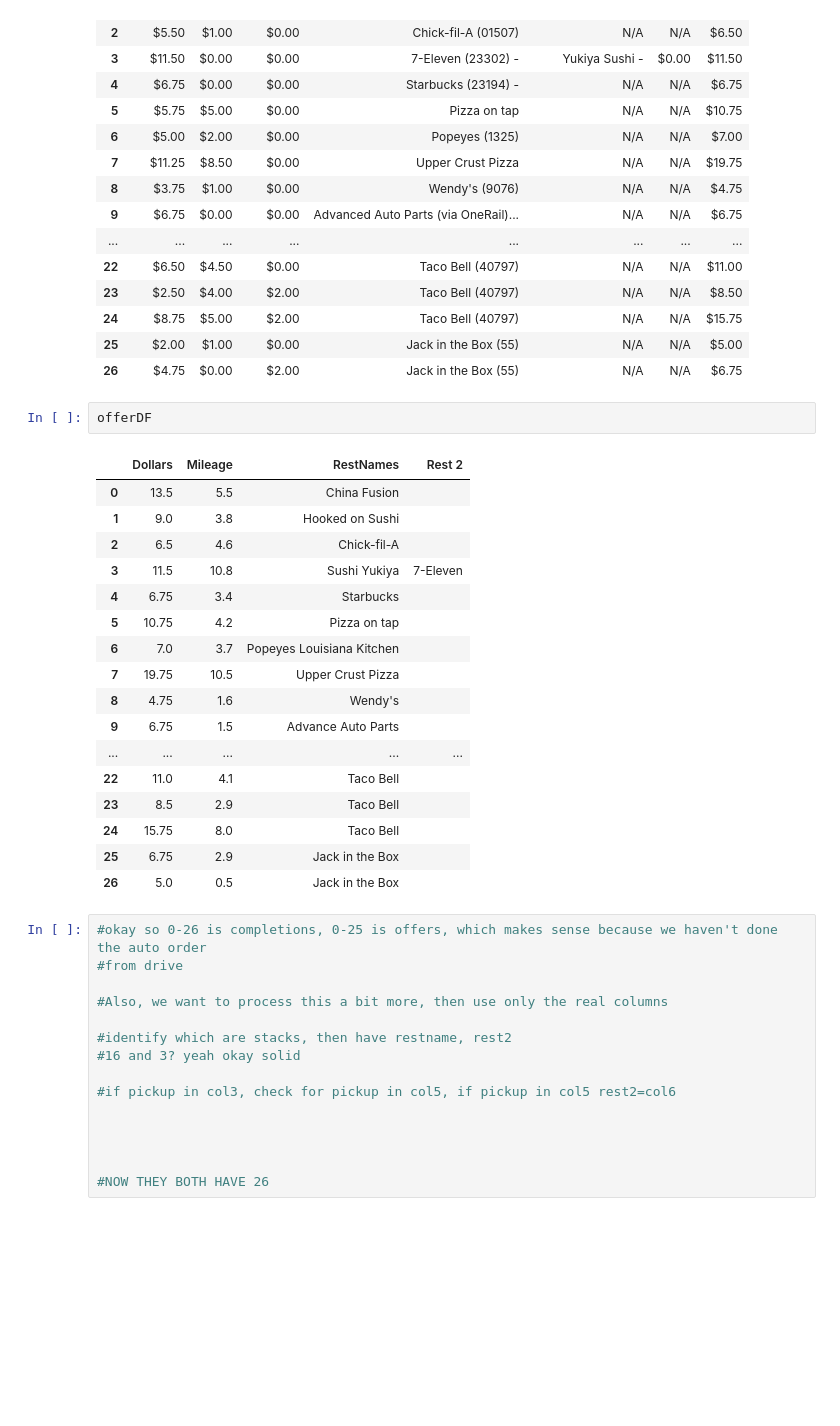
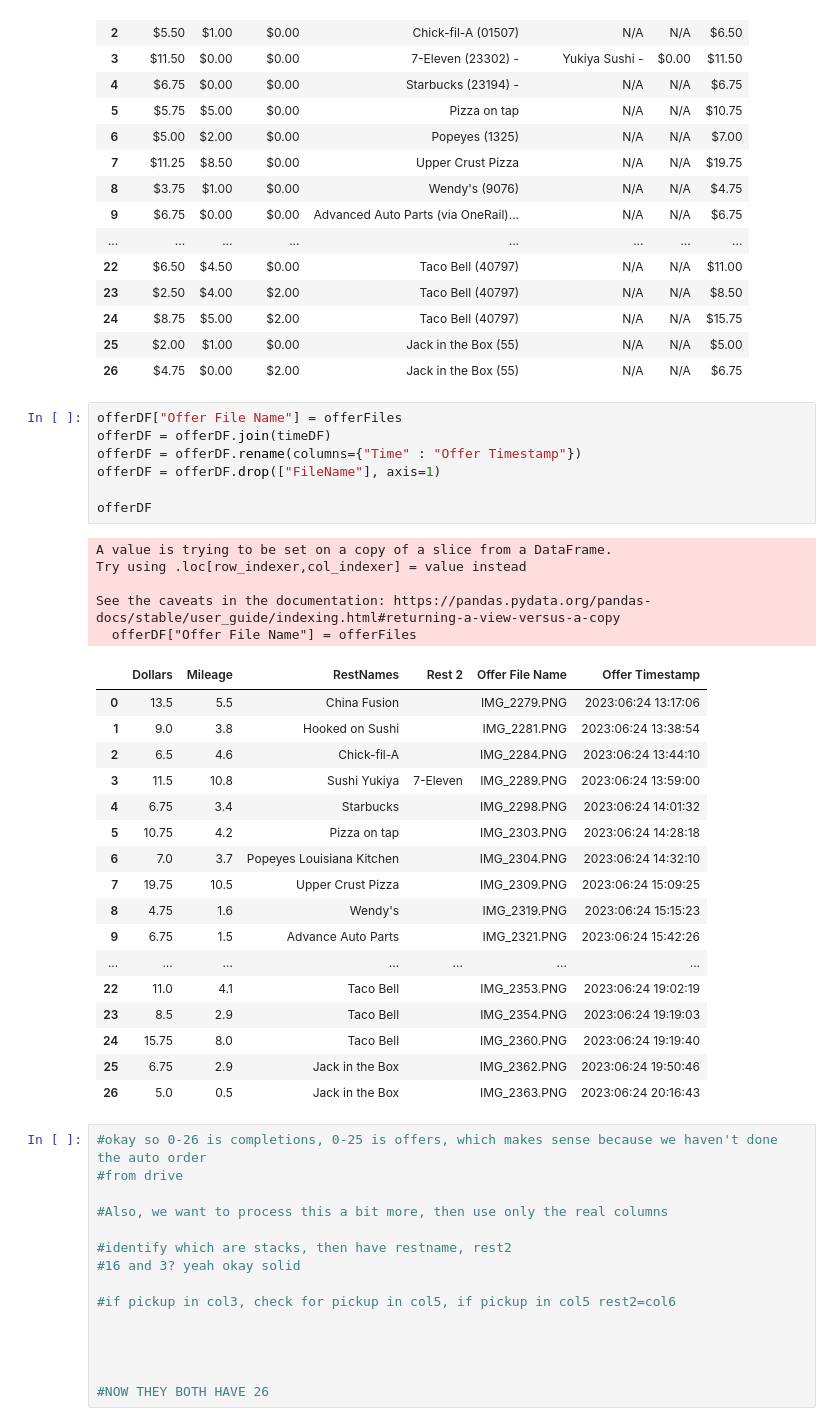
Before and after one commit to Crawford92/DeliveryData, a Jupyter notebook: ImageProcessingDoodle.ipynb, the cells around one changed output. Drawn from its saved outputs; the diff is of its cells as text; blank space fills up the shorter version.

```diff
--- a/ImageProcessingDoodle.ipynb
+++ b/ImageProcessingDoodle.ipynb
@@ -1741,26 +1779,36 @@ completedDF
 | 24 | $8.75 | $5.00 | $2.00 | Taco Bell (40797) | N/A | N/A | $15.75 |
 | 25 | $2.00 | $1.00 | $0.00 | Jack in the Box (55) | N/A | N/A | $5.00 |
 | 26 | $4.75 | $0.00 | $2.00 | Jack in the Box (55) | N/A | N/A | $6.75 |
-# %%
-offerDF
-# %% [output]
-|  | Dollars | Mileage | RestNames | Rest 2 |
-| 0 | 13.5 | 5.5 | China Fusion |  |
-| 1 | 9.0 | 3.8 | Hooked on Sushi |  |
-| 2 | 6.5 | 4.6 | Chick-fil-A |  |
-| 3 | 11.5 | 10.8 | Sushi Yukiya | 7-Eleven |
-| 4 | 6.75 | 3.4 | Starbucks |  |
-| 5 | 10.75 | 4.2 | Pizza on tap |  |
-| 6 | 7.0 | 3.7 | Popeyes Louisiana Kitchen |  |
-| 7 | 19.75 | 10.5 | Upper Crust Pizza |  |
-| 8 | 4.75 | 1.6 | Wendy's |  |
-| 9 | 6.75 | 1.5 | Advance Auto Parts |  |
-| ... | ... | ... | ... | ... |
-| 22 | 11.0 | 4.1 | Taco Bell |  |
-| 23 | 8.5 | 2.9 | Taco Bell |  |
-| 24 | 15.75 | 8.0 | Taco Bell |  |
-| 25 | 6.75 | 2.9 | Jack in the Box |  |
-| 26 | 5.0 | 0.5 | Jack in the Box |  |
+# %%
+offerDF["Offer File Name"] = offerFiles
+offerDF = offerDF.join(timeDF)
+offerDF = offerDF.rename(columns={"Time" : "Offer Timestamp"})
+offerDF = offerDF.drop(["FileName"], axis=1)
+
+offerDF
+# %% [output]
+A value is trying to be set on a copy of a slice from a DataFrame.
+Try using .loc[row_indexer,col_indexer] = value instead
+
+See the caveats in the documentation: https://pandas.pydata.org/pandas-docs/stable/user_guide/indexing.html#returning-a-view-versus-a-copy
+  offerDF["Offer File Name"] = offerFiles
+|  | Dollars | Mileage | RestNames | Rest 2 | Offer File Name | Offer Timestamp |
+| 0 | 13.5 | 5.5 | China Fusion |  | IMG_2279.PNG | 2023:06:24 13:17:06 |
+| 1 | 9.0 | 3.8 | Hooked on Sushi |  | IMG_2281.PNG | 2023:06:24 13:38:54 |
+| 2 | 6.5 | 4.6 | Chick-fil-A |  | IMG_2284.PNG | 2023:06:24 13:44:10 |
+| 3 | 11.5 | 10.8 | Sushi Yukiya | 7-Eleven | IMG_2289.PNG | 2023:06:24 13:59:00 |
+| 4 | 6.75 | 3.4 | Starbucks |  | IMG_2298.PNG | 2023:06:24 14:01:32 |
+| 5 | 10.75 | 4.2 | Pizza on tap |  | IMG_2303.PNG | 2023:06:24 14:28:18 |
+| 6 | 7.0 | 3.7 | Popeyes Louisiana Kitchen |  | IMG_2304.PNG | 2023:06:24 14:32:10 |
+| 7 | 19.75 | 10.5 | Upper Crust Pizza |  | IMG_2309.PNG | 2023:06:24 15:09:25 |
+| 8 | 4.75 | 1.6 | Wendy's |  | IMG_2319.PNG | 2023:06:24 15:15:23 |
+| 9 | 6.75 | 1.5 | Advance Auto Parts |  | IMG_2321.PNG | 2023:06:24 15:42:26 |
+| ... | ... | ... | ... | ... | ... | ... |
+| 22 | 11.0 | 4.1 | Taco Bell |  | IMG_2353.PNG | 2023:06:24 19:02:19 |
+| 23 | 8.5 | 2.9 | Taco Bell |  | IMG_2354.PNG | 2023:06:24 19:19:03 |
+| 24 | 15.75 | 8.0 | Taco Bell |  | IMG_2360.PNG | 2023:06:24 19:19:40 |
+| 25 | 6.75 | 2.9 | Jack in the Box |  | IMG_2362.PNG | 2023:06:24 19:50:46 |
+| 26 | 5.0 | 0.5 | Jack in the Box |  | IMG_2363.PNG | 2023:06:24 20:16:43 |
 # %%
 #okay so 0-26 is completions, 0-25 is offers, which makes sense because we haven't done the auto order
 #from drive
```
Also changed, not shown: parts of 12 cells of this notebook.
